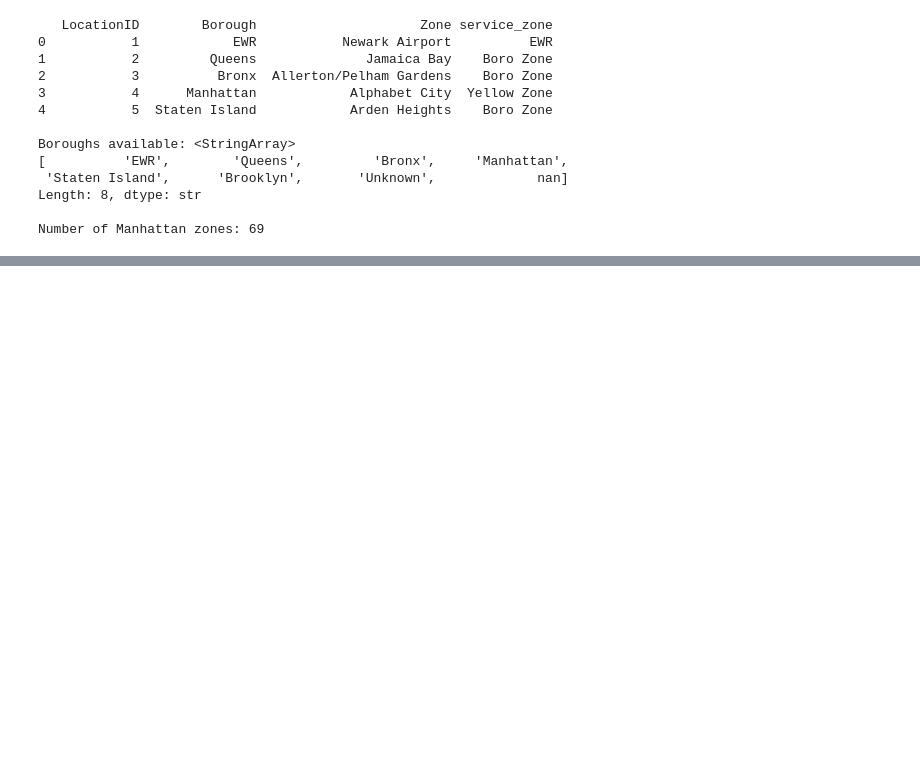
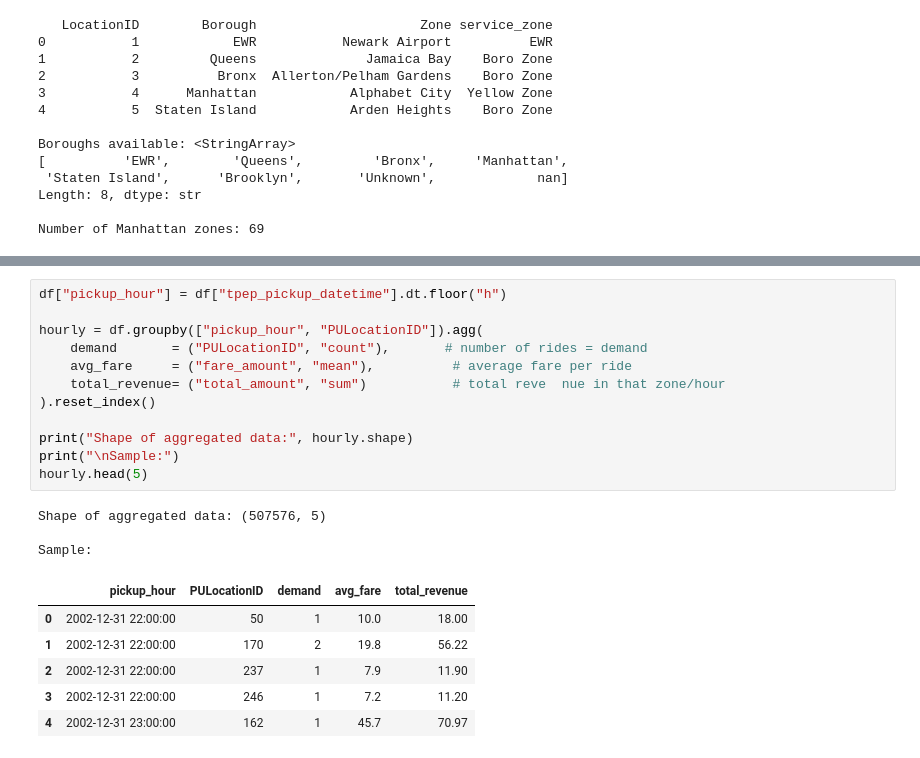
Before and after one commit to emma123456789102/Machine-Learning-Taxi-, a Jupyter notebook: models/ride_demand/00_explore.ipynb, the cells around one changed output, grey strips where cells are left out. Saved outputs shown, nothing was run; the diff lists cells and outputs as text; blank space fills up the shorter version.

```diff
--- a/models/ride_demand/00_explore.ipynb
+++ b/models/ride_demand/00_explore.ipynb
@@ -101 +101,23 @@ month                         0
 dtype: int64
+# %%
+df["pickup_hour"] = df["tpep_pickup_datetime"].dt.floor("h")
+
+hourly = df.groupby(["pickup_hour", "PULocationID"]).agg(
+    demand       = ("PULocationID", "count"),       # number of rides = demand
+    avg_fare     = ("fare_amount", "mean"),          # average fare per ride
+    total_revenue= ("total_amount", "sum")           # total reve  nue in that zone/hour
+).reset_index()
+
+print("Shape of aggregated data:", hourly.shape)
+print("\nSample:")
+hourly.head(5)
+# %% [output]
+Shape of aggregated data: (507576, 5)
+
+Sample:
+|  | pickup_hour | PULocationID | demand | avg_fare | total_revenue |
+| 0 | 2002-12-31 22:00:00 | 50 | 1 | 10.0 | 18.00 |
+| 1 | 2002-12-31 22:00:00 | 170 | 2 | 19.8 | 56.22 |
+| 2 | 2002-12-31 22:00:00 | 237 | 1 | 7.9 | 11.90 |
+| 3 | 2002-12-31 22:00:00 | 246 | 1 | 7.2 | 11.20 |
+| 4 | 2002-12-31 23:00:00 | 162 | 1 | 45.7 | 70.97 |
```
Also changed, not shown: parts of 8 cells of this notebook.
